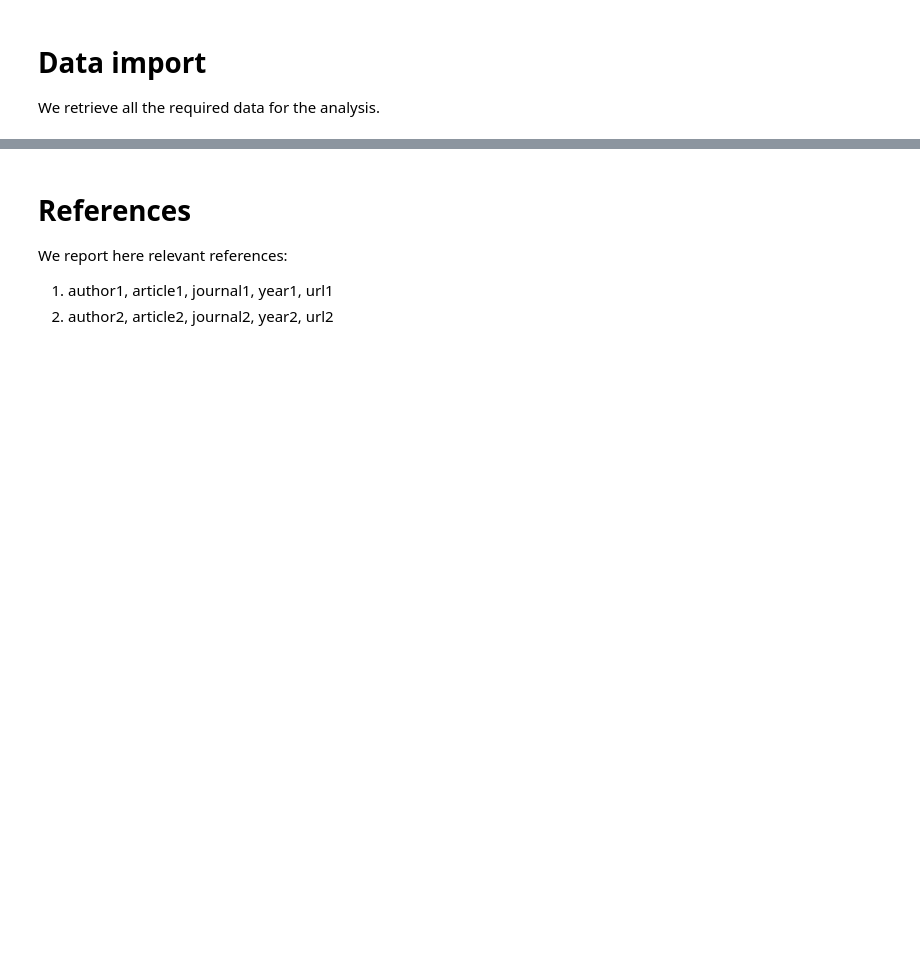
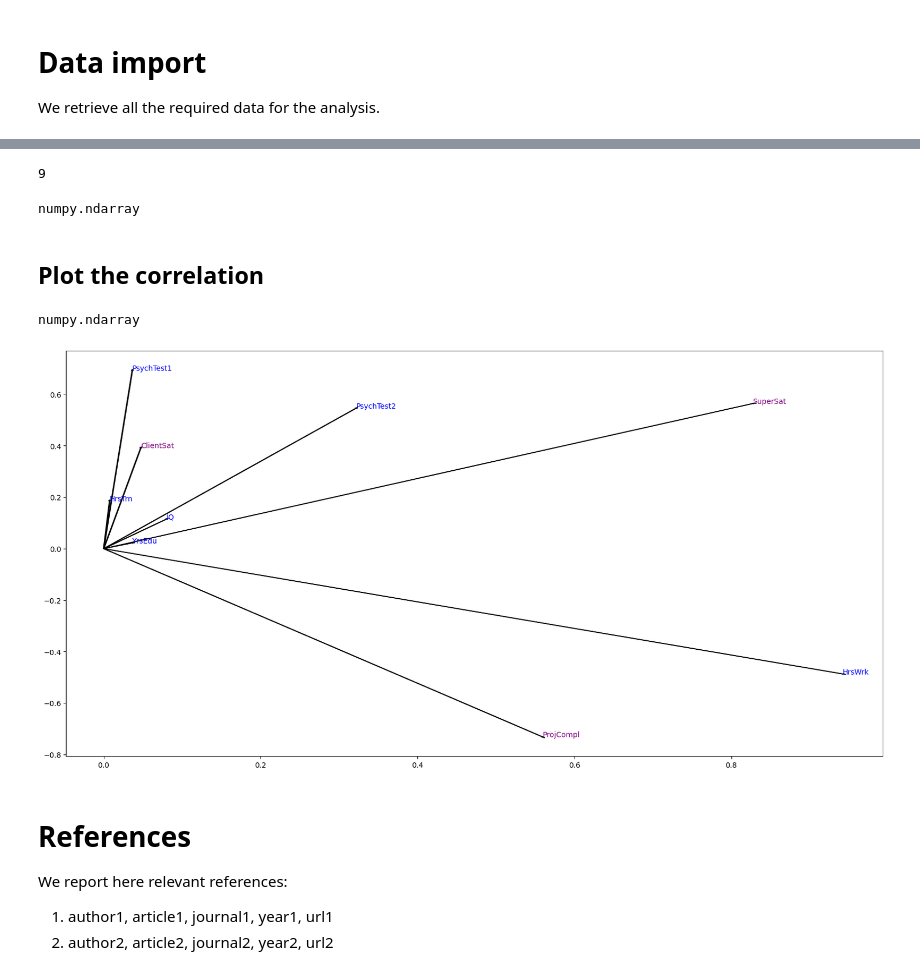
Before and after one commit to neemiasbsilva/datascience-portfolio, a Jupyter notebook: mathematic-and-statistics/canonical_correlation/01_NBS_cca.ipynb, the cells around one changed output, grey strips where cells are left out. Saved outputs shown, nothing was run; the diff lists cells and outputs as text; code cells hidden in the pictures; blank space fills up the shorter version.

Commit message:
Canonical Correlation Analysis

```diff
--- a/mathematic-and-statistics/canonical_correlation/01_NBS_cca.ipynb
+++ b/mathematic-and-statistics/canonical_correlation/01_NBS_cca.ipynb
@@ -72,0 +64,3 @@ Put here the core of the notebook. Feel free di further split this section into
+# %%
+X_root = cca.x_rotations_
+Y_root = cca.y_rotations_
@@ -72,0 +71,2 @@ Put here the core of the notebook. Feel free di further split this section into
+# %%
+XY_root = np.vstack((X_root, Y_root))
@@ -73,3 +77,39 @@ Put here the core of the notebook. Feel free di further split this section into
+# %%
+n_features = XY_root.shape[0]
+n_features
+# %% [output]
+9
+# %%
+type(XY_root)
+# %% [output]
+numpy.ndarray
+# %% [markdown]
+## Plot the correlation
+# %%
+type(df.columns.values)
+# %% [output]
+numpy.ndarray
+# %%
+def plot_correlation(XY_root: np.ndarray, n_features: int, columns: np.ndarray):
+    """This function putting the correlation of the Canonical Correlation Analysis
+
+    Args:
+        XY_root (np.ndarray): result of the Canonical Correlation Analysis
+        n_features (int): number of features include the two datasets.
+        columns (np.ndarrya): names of columns to appear in the plot
+    """
+    plt.figure(figsize=(20, 10), dpi=100)
+
+    for feat_id in range(n_features):
+        x, y = XY_root[feat_id, 0], XY_root[feat_id, 1]
+        plt.arrow(0,0, x,y)
+        plt.text(x, y, columns[feat_id], color="purple" if feat_id  >= 6 else "blue")
+
+    plt.show()
+# %%
+plot_correlation(XY_root, n_features, df.columns.values)
+# %% [output]
+[figure, added]
 # %% [markdown]
 # References
 We report here relevant references:
```
Also changed, not shown: parts of 14 cells of this notebook.
